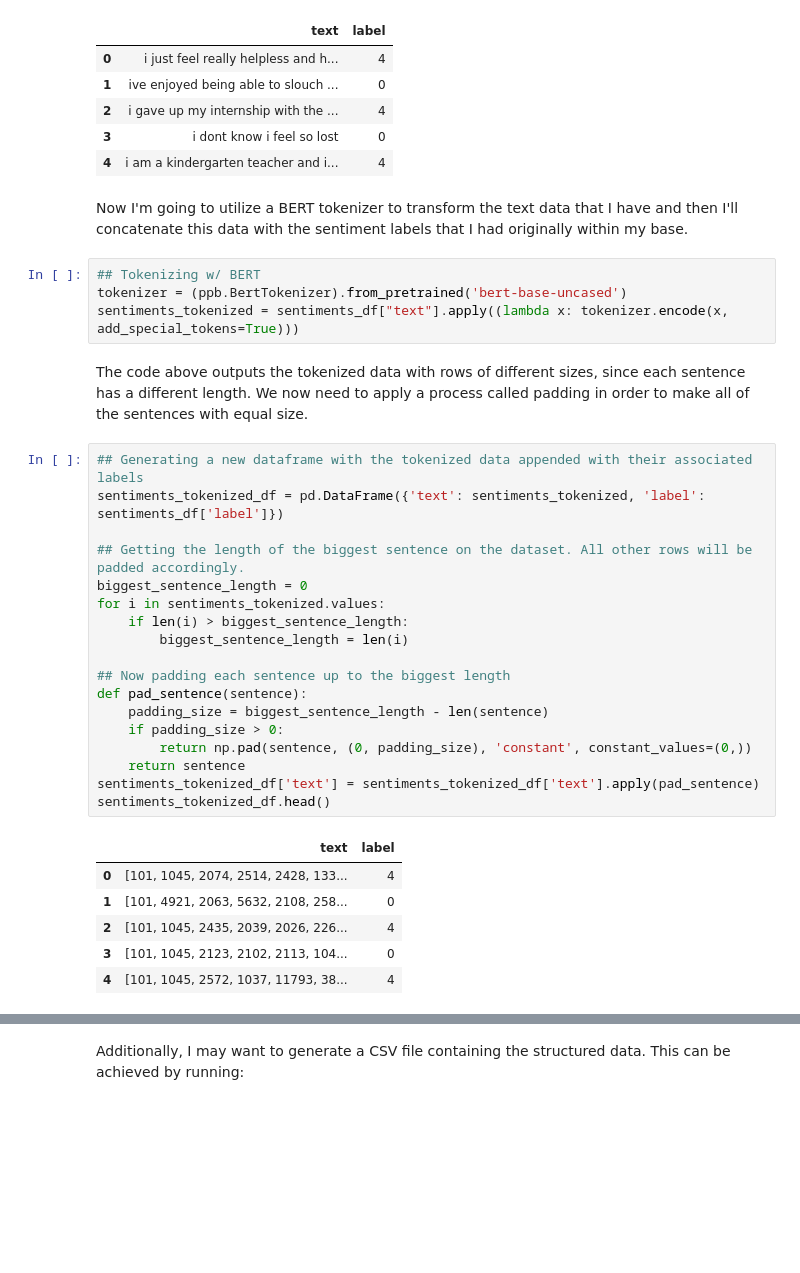
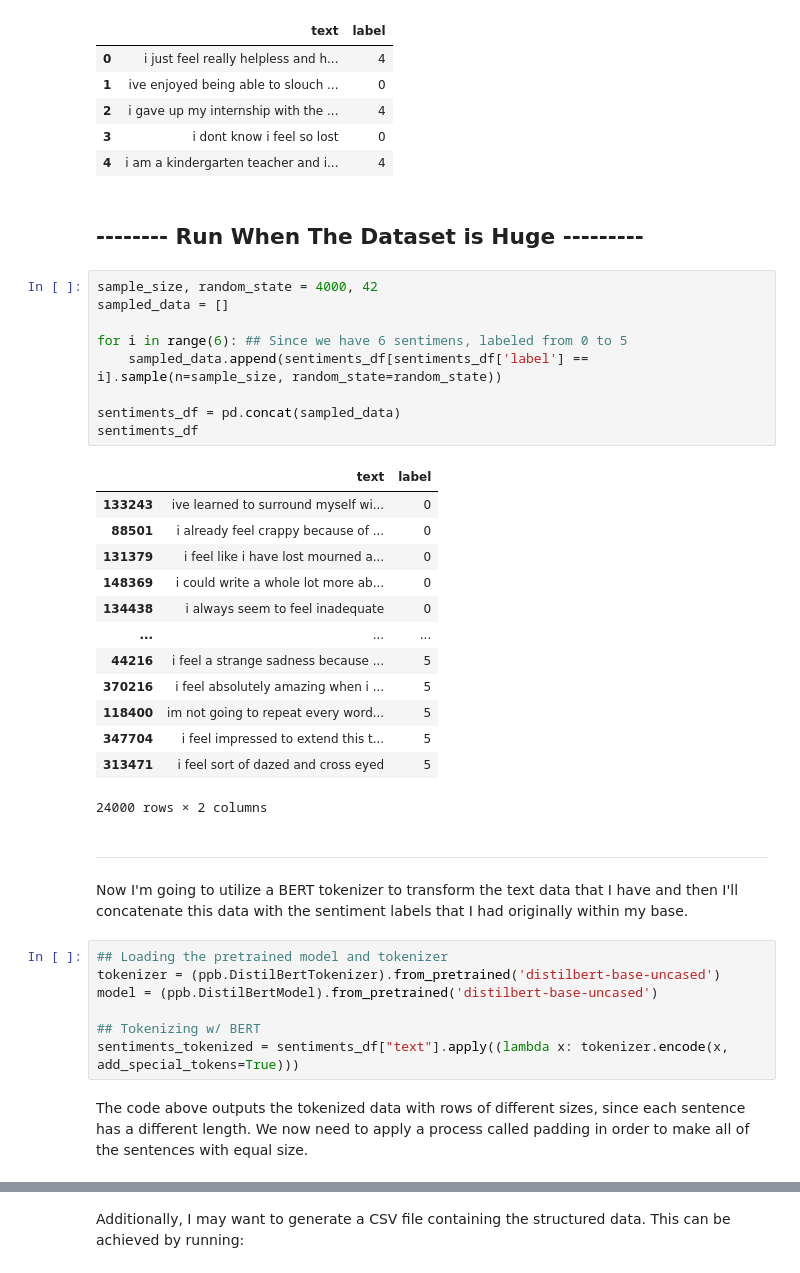
Before and after one commit to dantasl/machine-learning-dimap, a Jupyter notebook: machine-learning-dimap.ipynb, the cells around one changed output, grey strips where cells are left out. Cells and saved outputs as stored; diff of their text form; blank space fills up the shorter version.

Commit message:
Achieves BERT embeddings and extraction of features, ready to roll

```diff
--- a/machine-learning-dimap.ipynb
+++ b/machine-learning-dimap.ipynb
@@ -25,36 +25,41 @@ sentiments_df.head()
 | 2 | i gave up my internship with the ... | 4 |
 | 3 | i dont know i feel so lost | 0 |
 | 4 | i am a kindergarten teacher and i... | 4 |
+# %% [markdown]
+## -------- Run When The Dataset is Huge ---------
+# %%
+sample_size, random_state = 4000, 42
+sampled_data = []
+
+for i in range(6): ## Since we have 6 sentimens, labeled from 0 to 5
+    sampled_data.append(sentiments_df[sentiments_df['label'] == i].sample(n=sample_size, random_state=random_state))
+
+sentiments_df = pd.concat(sampled_data)
+sentiments_df
+# %% [output]
+|  | text | label |
+| 133243 | ive learned to surround myself wi... | 0 |
+| 88501 | i already feel crappy because of ... | 0 |
+| 131379 | i feel like i have lost mourned a... | 0 |
+| 148369 | i could write a whole lot more ab... | 0 |
+| 134438 | i always seem to feel inadequate | 0 |
+| ... | ... | ... |
+| 44216 | i feel a strange sadness because ... | 5 |
+| 370216 | i feel absolutely amazing when i ... | 5 |
+| 118400 | im not going to repeat every word... | 5 |
+| 347704 | i feel impressed to extend this t... | 5 |
+| 313471 | i feel sort of dazed and cross eyed | 5 |
+24000 rows × 2 columns
+# %% [markdown]
+-- ----------
 # %% [markdown]
 Now I'm going to utilize a BERT tokenizer to transform the text data that I have and then I'll concatenate this data with the sentiment labels that I had originally within my base.
 # %%
+## Loading the pretrained model and tokenizer
+tokenizer = (ppb.DistilBertTokenizer).from_pretrained('distilbert-base-uncased')
+model = (ppb.DistilBertModel).from_pretrained('distilbert-base-uncased')
+
 ## Tokenizing w/ BERT
-tokenizer = (ppb.BertTokenizer).from_pretrained('bert-base-uncased')
 sentiments_tokenized = sentiments_df["text"].apply((lambda x: tokenizer.encode(x, add_special_tokens=True)))
 # %% [markdown]
 The code above outputs the tokenized data with rows of different sizes, since each sentence has a different length. We now need to apply a process called padding in order to make all of the sentences with equal size.
-# %%
-## Generating a new dataframe with the tokenized data appended with their associated labels
-sentiments_tokenized_df = pd.DataFrame({'text': sentiments_tokenized, 'label': sentiments_df['label']})
-
-## Getting the length of the biggest sentence on the dataset. All other rows will be padded accordingly.
-biggest_sentence_length = 0
-for i in sentiments_tokenized.values:
-    if len(i) > biggest_sentence_length:
-        biggest_sentence_length = len(i)
-
-## Now padding each sentence up to the biggest length
-def pad_sentence(sentence):
-    padding_size = biggest_sentence_length - len(sentence)
-    if padding_size > 0:
-        return np.pad(sentence, (0, padding_size), 'constant', constant_values=(0,))
-    return sentence
-sentiments_tokenized_df['text'] = sentiments_tokenized_df['text'].apply(pad_sentence)
-sentiments_tokenized_df.head()
-# %% [output]
-|  | text | label |
-| 0 | [101, 1045, 2074, 2514, 2428, 133... | 4 |
-| 1 | [101, 4921, 2063, 5632, 2108, 258... | 0 |
-| 2 | [101, 1045, 2435, 2039, 2026, 226... | 4 |
-| 3 | [101, 1045, 2123, 2102, 2113, 104... | 0 |
-| 4 | [101, 1045, 2572, 1037, 11793, 38... | 4 |
```
Also changed, not shown: parts of 15 cells of this notebook.
